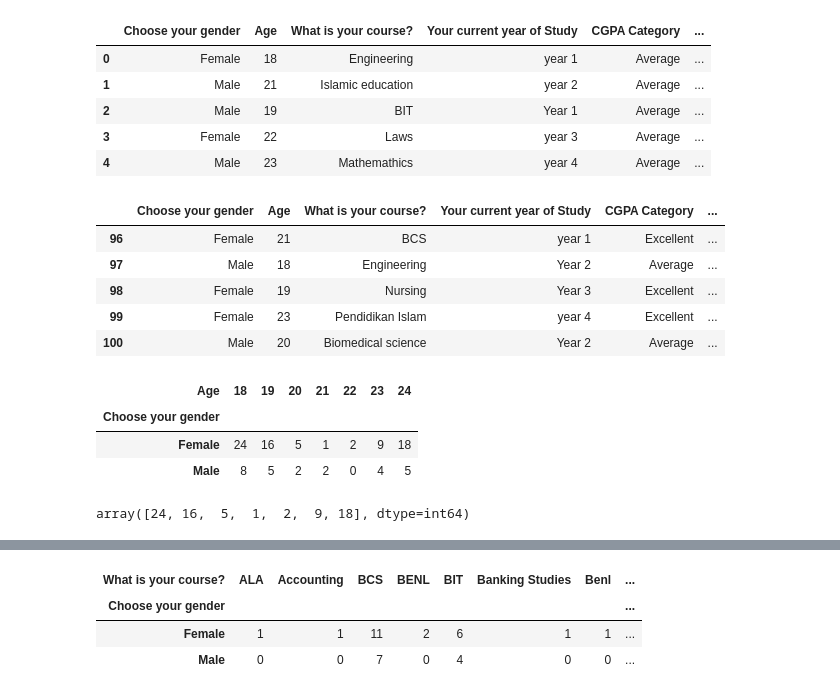
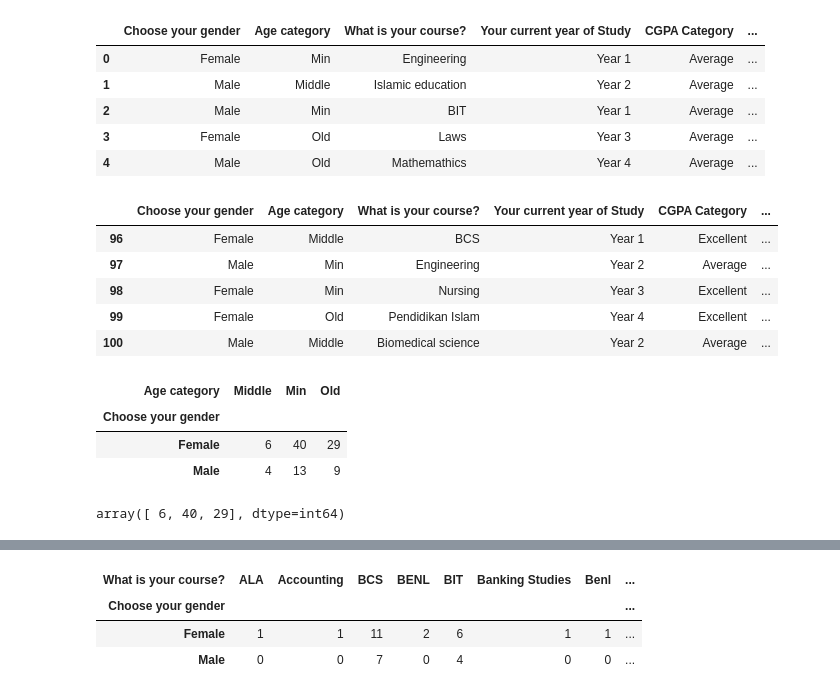
Before and after one commit to Samad4509/Chi-square-test-relations-and-Continuous-variable-to-categorical-variable-in-python.ipynb, a Jupyter notebook: Chi square test relations using google colab.ipynb, the cells around one changed output, grey strips where cells are left out. Drawn from its saved outputs; the diff is of its cells as text; code cells hidden in the pictures.

Commit message:
Relationship

```diff
--- a/Chi square test relations using google colab.ipynb
+++ b/Chi square test relations using google colab.ipynb
@@ -6,35 +6,35 @@ import numpy as np
 import os
 import seaborn as sns
 # %%
-dataset = pd.read_csv("Student Mental health (updated) (1).csv")
+dataset = pd.read_csv("Student Mental health.csv")
 # %%
 tips = dataset
 # %%
 tips.head()
 # %% [output]
-|  | Choose your gender | Age | What is your course? | Your current year of Study | CGPA Category | ... |
-| 0 | Female | 18 | Engineering | year 1 | Average | ... |
-| 1 | Male | 21 | Islamic education | year 2 | Average | ... |
-| 2 | Male | 19 | BIT | Year 1 | Average | ... |
-| 3 | Female | 22 | Laws | year 3 | Average | ... |
-| 4 | Male | 23 | Mathemathics | year 4 | Average | ... |
+|  | Choose your gender | Age category | What is your course? | Your current year of Study | CGPA Category | ... |
+| 0 | Female | Min | Engineering | Year 1 | Average | ... |
+| 1 | Male | Middle | Islamic education | Year 2 | Average | ... |
+| 2 | Male | Min | BIT | Year 1 | Average | ... |
+| 3 | Female | Old | Laws | Year 3 | Average | ... |
+| 4 | Male | Old | Mathemathics | Year 4 | Average | ... |
 # %%
 dataset.tail()
 # %% [output]
-|  | Choose your gender | Age | What is your course? | Your current year of Study | CGPA Category | ... |
-| 96 | Female | 21 | BCS | year 1 | Excellent | ... |
-| 97 | Male | 18 | Engineering | Year 2 | Average | ... |
-| 98 | Female | 19 | Nursing | Year 3 | Excellent | ... |
-| 99 | Female | 23 | Pendidikan Islam | year 4 | Excellent | ... |
-| 100 | Male | 20 | Biomedical science | Year 2 | Average | ... |
+|  | Choose your gender | Age category | What is your course? | Your current year of Study | CGPA Category | ... |
+| 96 | Female | Middle | BCS | Year 1 | Excellent | ... |
+| 97 | Male | Min | Engineering | Year 2 | Average | ... |
+| 98 | Female | Min | Nursing | Year 3 | Excellent | ... |
+| 99 | Female | Old | Pendidikan Islam | Year 4 | Excellent | ... |
+| 100 | Male | Middle | Biomedical science | Year 2 | Average | ... |
 # %%
-relationship1 =pd.crosstab(index=tips['Choose your gender'],columns=tips['Age'])
+relationship1 =pd.crosstab(index=tips['Choose your gender'],columns=tips['Age category'])
 relationship1
 # %% [output]
-| Age | 18 | 19 | 20 | 21 | 22 | 23 | 24 |
-| Choose your gender |  |  |  |  |  |  |  |
-| Female | 24 | 16 | 5 | 1 | 2 | 9 | 18 |
-| Male | 8 | 5 | 2 | 2 | 0 | 4 | 5 |
+| Age category | Middle | Min | Old |
+| Choose your gender |  |  |  |
+| Female | 6 | 40 | 29 |
+| Male | 4 | 13 | 9 |
 # %%
 # now let's perform the chi2 test to findout the relationship betwwen Choose your gender and Age status columns.
 # here we have 2 hypothesis, the NULL hypothesis says that there is no relationship between Choose your gender and Age columns
@@ -49,7 +49,7 @@ from scipy import stats
 # %%
 relationship1.iloc[0].values
 # %% [output]
-array([24, 16,  5,  1,  2,  9, 18], dtype=int64)
+array([ 6, 40, 29], dtype=int64)
 # %%
 (chi2,p_value,df,_)=stats.chi2_contingency([relationship1.iloc[0].values,relationship1.iloc[1].values])
 # %%
```
Also changed, not shown: parts of 148 cells of this notebook.
